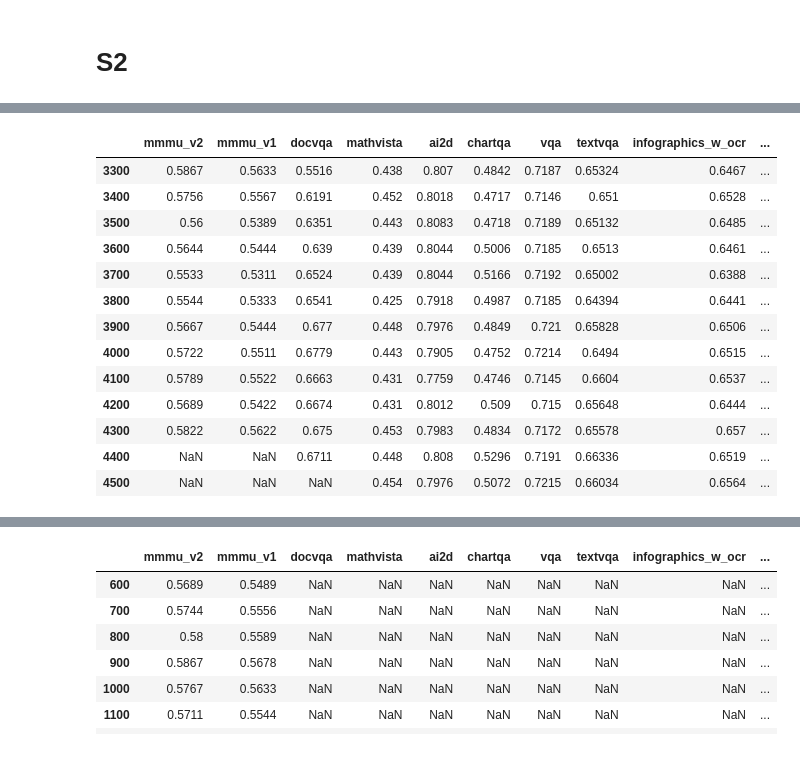
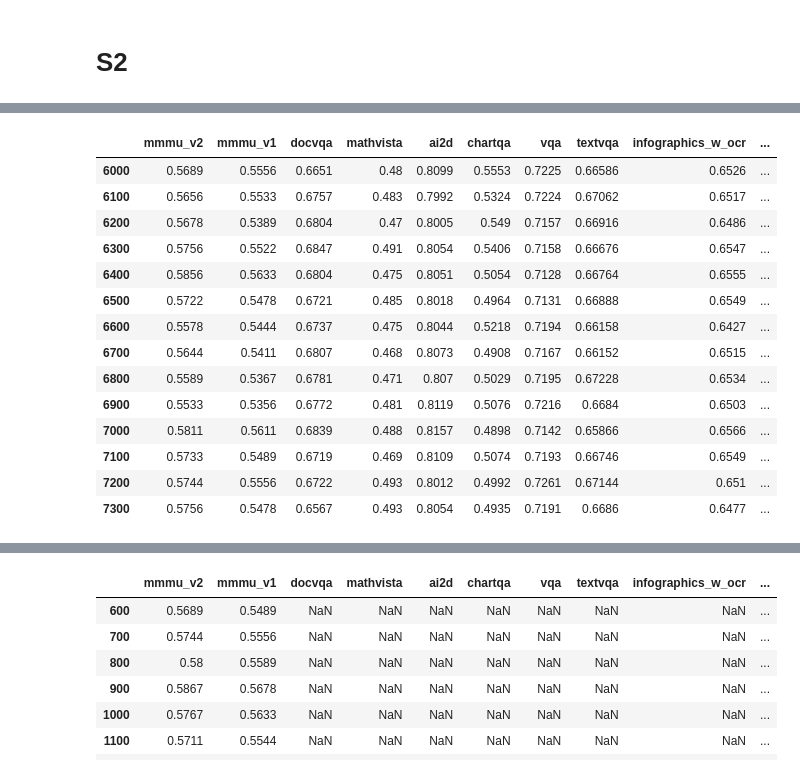
Before and after one commit to harrytranx/experiments, a Jupyter notebook: eval_mm10.ipynb, the cells around one changed output, grey strips where cells are left out. Cells and saved outputs as stored; diff of their text form; code cells hidden in the pictures.

Commit message:
update evals

```diff
--- a/eval_mm10.ipynb
+++ b/eval_mm10.ipynb
@@ -70,15 +70,15 @@ ev_s2_unfreeze = eval_helper.EvalHelper(
     eval_config_dir="/fsx_0/user/tranx/rsync/llm_mm_aligner/experiments/aws/mm10/stage2/eval_overwrite_w_checkpoints_perception"
 )
 # %%
-ev_s2_unfreeze.run_eval_sweep(
-    OUTPUT_S2_unfreeze,
-    print_cmd=True,
-    # benchmarks=["mmmu"],
-    benchmarks=benchmark_non_mmmu,
-    update_if_exists=True,
-    checkpoints=[1300]
-    # min_checkpoint=700
-)
+# ev_s2_unfreeze.run_eval_sweep(
+#     OUTPUT_S2_unfreeze,
+#     print_cmd=True,
+#     # benchmarks=["mmmu"],
+#     benchmarks=benchmark_non_mmmu,
+#     update_if_exists=True,
+#     checkpoints=[1300]
+#     # min_checkpoint=700
+# )
 # %% [output]
 New checkpoints: [1300]
 Start eval for /fsx_0/checkpoints/mm10/MM10-Stage2-70B/MH21_70B_336px_exp32a_unfreeze/checkpoint-1300
@@ -100,17 +191,18 @@ eval jobs saved to: /fsx_0/checkpoints/mm10/MM10-Stage2-70B/MH21_70B_336px_exp32
 # %%
-ev_s2_unfreeze.get_scores(OUTPUT_S2_30d)
+ev_s2_unfreeze.get_scores(OUTPUT_S2_30d, min_checkpoint=6000)
 # %% [output]
 |  | mmmu_v2 | mmmu_v1 | docvqa | mathvista | ai2d | chartqa | vqa | textvqa | infographics_w_ocr | ... |
-| 3300 | 0.5867 | 0.5633 | 0.5516 | 0.438 | 0.807 | 0.4842 | 0.7187 | 0.65324 | 0.6467 | ... |
-| 3400 | 0.5756 | 0.5567 | 0.6191 | 0.452 | 0.8018 | 0.4717 | 0.7146 | 0.651 | 0.6528 | ... |
-| 3500 | 0.56 | 0.5389 | 0.6351 | 0.443 | 0.8083 | 0.4718 | 0.7189 | 0.65132 | 0.6485 | ... |
-| 3600 | 0.5644 | 0.5444 | 0.639 | 0.439 | 0.8044 | 0.5006 | 0.7185 | 0.6513 | 0.6461 | ... |
-| 3700 | 0.5533 | 0.5311 | 0.6524 | 0.439 | 0.8044 | 0.5166 | 0.7192 | 0.65002 | 0.6388 | ... |
-| 3800 | 0.5544 | 0.5333 | 0.6541 | 0.425 | 0.7918 | 0.4987 | 0.7185 | 0.64394 | 0.6441 | ... |
-| 3900 | 0.5667 | 0.5444 | 0.677 | 0.448 | 0.7976 | 0.4849 | 0.721 | 0.65828 | 0.6506 | ... |
-| 4000 | 0.5722 | 0.5511 | 0.6779 | 0.443 | 0.7905 | 0.4752 | 0.7214 | 0.6494 | 0.6515 | ... |
-| 4100 | 0.5789 | 0.5522 | 0.6663 | 0.431 | 0.7759 | 0.4746 | 0.7145 | 0.6604 | 0.6537 | ... |
-| 4200 | 0.5689 | 0.5422 | 0.6674 | 0.431 | 0.8012 | 0.509 | 0.715 | 0.65648 | 0.6444 | ... |
-| 4300 | 0.5822 | 0.5622 | 0.675 | 0.453 | 0.7983 | 0.4834 | 0.7172 | 0.65578 | 0.657 | ... |
-| 4400 | NaN | NaN | 0.6711 | 0.448 | 0.808 | 0.5296 | 0.7191 | 0.66336 | 0.6519 | ... |
-| 4500 | NaN | NaN | NaN | 0.454 | 0.7976 | 0.5072 | 0.7215 | 0.66034 | 0.6564 | ... |
+| 6000 | 0.5689 | 0.5556 | 0.6651 | 0.48 | 0.8099 | 0.5553 | 0.7225 | 0.66586 | 0.6526 | ... |
+| 6100 | 0.5656 | 0.5533 | 0.6757 | 0.483 | 0.7992 | 0.5324 | 0.7224 | 0.67062 | 0.6517 | ... |
+| 6200 | 0.5678 | 0.5389 | 0.6804 | 0.47 | 0.8005 | 0.549 | 0.7157 | 0.66916 | 0.6486 | ... |
+| 6300 | 0.5756 | 0.5522 | 0.6847 | 0.491 | 0.8054 | 0.5406 | 0.7158 | 0.66676 | 0.6547 | ... |
+| 6400 | 0.5856 | 0.5633 | 0.6804 | 0.475 | 0.8051 | 0.5054 | 0.7128 | 0.66764 | 0.6555 | ... |
+| 6500 | 0.5722 | 0.5478 | 0.6721 | 0.485 | 0.8018 | 0.4964 | 0.7131 | 0.66888 | 0.6549 | ... |
+| 6600 | 0.5578 | 0.5444 | 0.6737 | 0.475 | 0.8044 | 0.5218 | 0.7194 | 0.66158 | 0.6427 | ... |
+| 6700 | 0.5644 | 0.5411 | 0.6807 | 0.468 | 0.8073 | 0.4908 | 0.7167 | 0.66152 | 0.6515 | ... |
+| 6800 | 0.5589 | 0.5367 | 0.6781 | 0.471 | 0.807 | 0.5029 | 0.7195 | 0.67228 | 0.6534 | ... |
+| 6900 | 0.5533 | 0.5356 | 0.6772 | 0.481 | 0.8119 | 0.5076 | 0.7216 | 0.6684 | 0.6503 | ... |
+| 7000 | 0.5811 | 0.5611 | 0.6839 | 0.488 | 0.8157 | 0.4898 | 0.7142 | 0.65866 | 0.6566 | ... |
+| 7100 | 0.5733 | 0.5489 | 0.6719 | 0.469 | 0.8109 | 0.5074 | 0.7193 | 0.66746 | 0.6549 | ... |
+| 7200 | 0.5744 | 0.5556 | 0.6722 | 0.493 | 0.8012 | 0.4992 | 0.7261 | 0.67144 | 0.651 | ... |
+| 7300 | 0.5756 | 0.5478 | 0.6567 | 0.493 | 0.8054 | 0.4935 | 0.7191 | 0.6686 | 0.6477 | ... |
```
Also changed, not shown: parts of 8 cells of this notebook, 7 other files.
